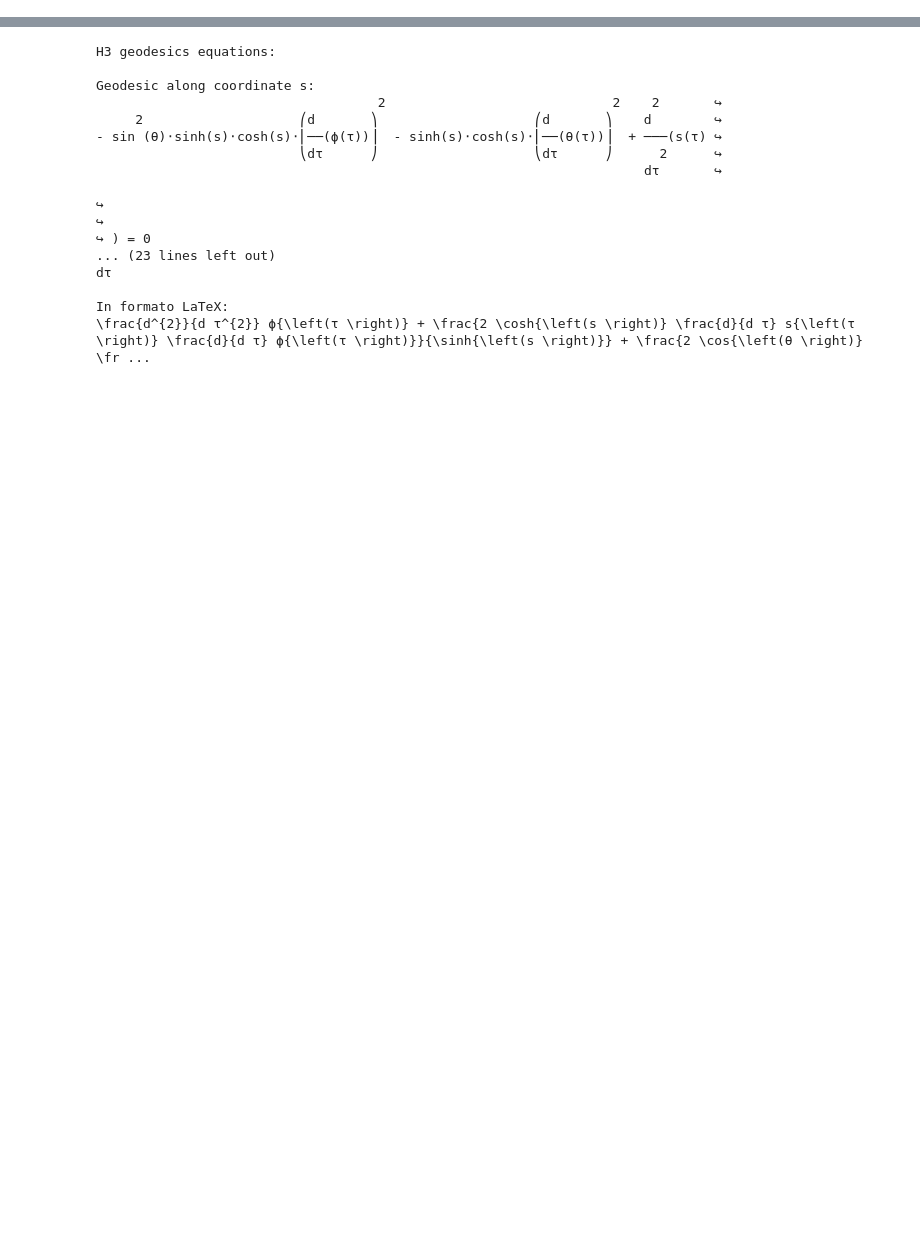
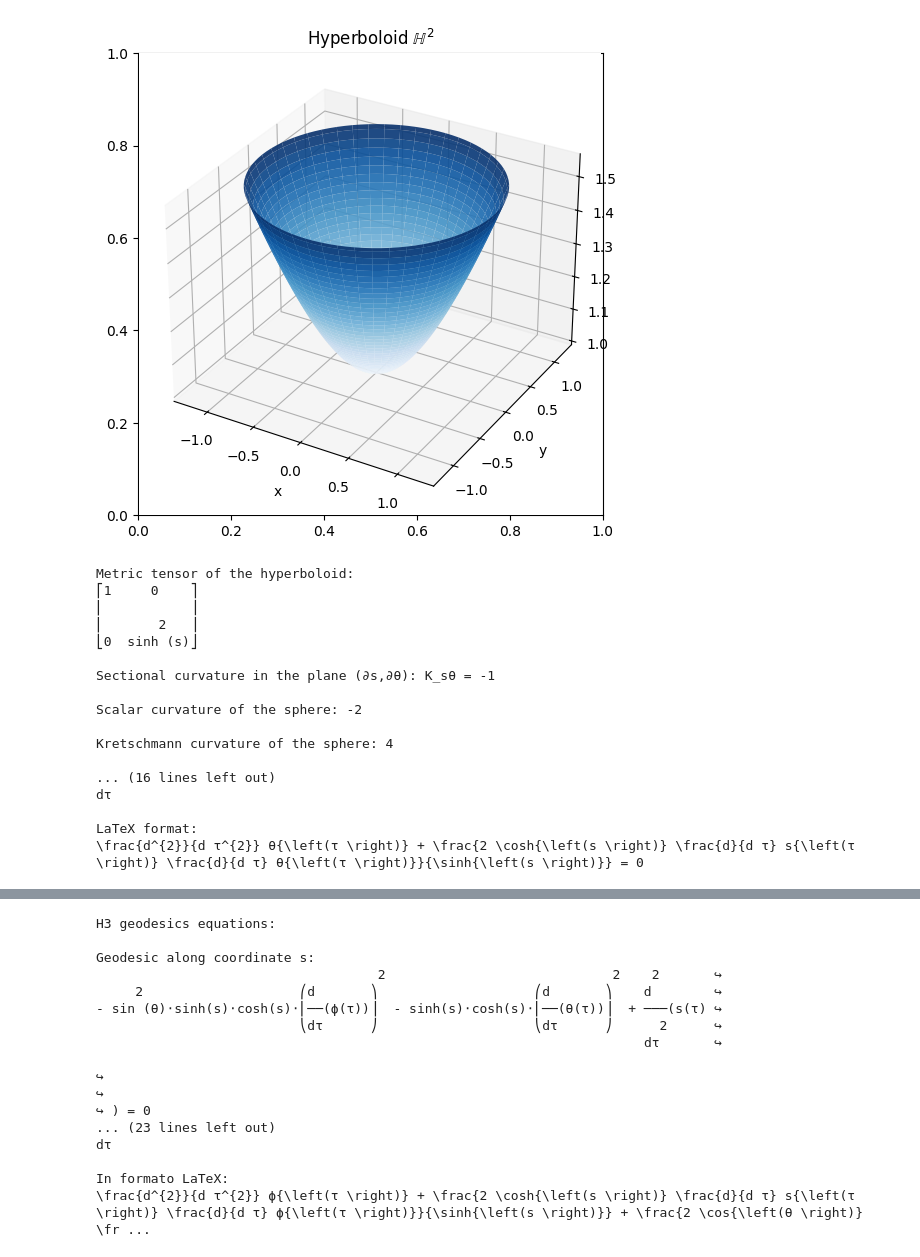
Before and after one commit to Joyboy0056/The-Geometric-Project, a Jupyter notebook: Geodesics.ipynb, the cells around one changed output, grey strips where cells are left out. Drawn from its saved outputs; the diff is of its cells as text; code cells hidden in the pictures; blank space fills up the shorter version.

```diff
--- a/Geodesics.ipynb
+++ b/Geodesics.ipynb
@@ -86,0 +93,41 @@ $$\begin{cases}
+# %%
+#Hyperboloid
+r, s, t = symbols('r s t')
+
+R12 = Manifold(Matrix([[1,0,0], [0,1,0], [0,0,-1]]), [x, y, t])
+
+H2_embedding = [sinh(s)*cos(theta), sinh(s)*sin(theta), cosh(s)]
+H2 = Submanifold(R12, [s,theta], H2_embedding)
+H2.get_geometrics()
+
+H2_domain = [(0, 1.01), (0, 2*np.pi)]
+H2.plot_surface(H2_domain, fig_title=r"Hyperboloid $\mathbb{H}^2$")
+
+print('\nMetric tensor of the hyperboloid:')
+pprint(H2.induced_metric)
+
+print()
+H2.print_sectional_curvatures()
+print('\nScalar curvature of the sphere:', H2.scalar_curvature)
+print('\nKretschmann curvature of the sphere:', H2.kretschmann_scalar)
+
+H2.display_geodesic_equations()
+# %% [output]
+[figure, added]
+Metric tensor of the hyperboloid:
+⎡1     0    ⎤
+⎢           ⎥
+⎢       2   ⎥
+⎣0  sinh (s)⎦
+
+Sectional curvature in the plane (∂s,∂θ): K_sθ = -1
+
+Scalar curvature of the sphere: -2
+
+Kretschmann curvature of the sphere: 4
+
+... (16 lines left out)
+dτ
+
+LaTeX format:
+\frac{d^{2}}{d τ^{2}} θ{\left(τ \right)} + \frac{2 \cosh{\left(s \right)} \frac{d}{d τ} s{\left(τ \right)} \frac{d}{d τ} θ{\left(τ \right)}}{\sinh{\left(s \right)}} = 0
```
Also changed, not shown: parts of 17 cells of this notebook.
